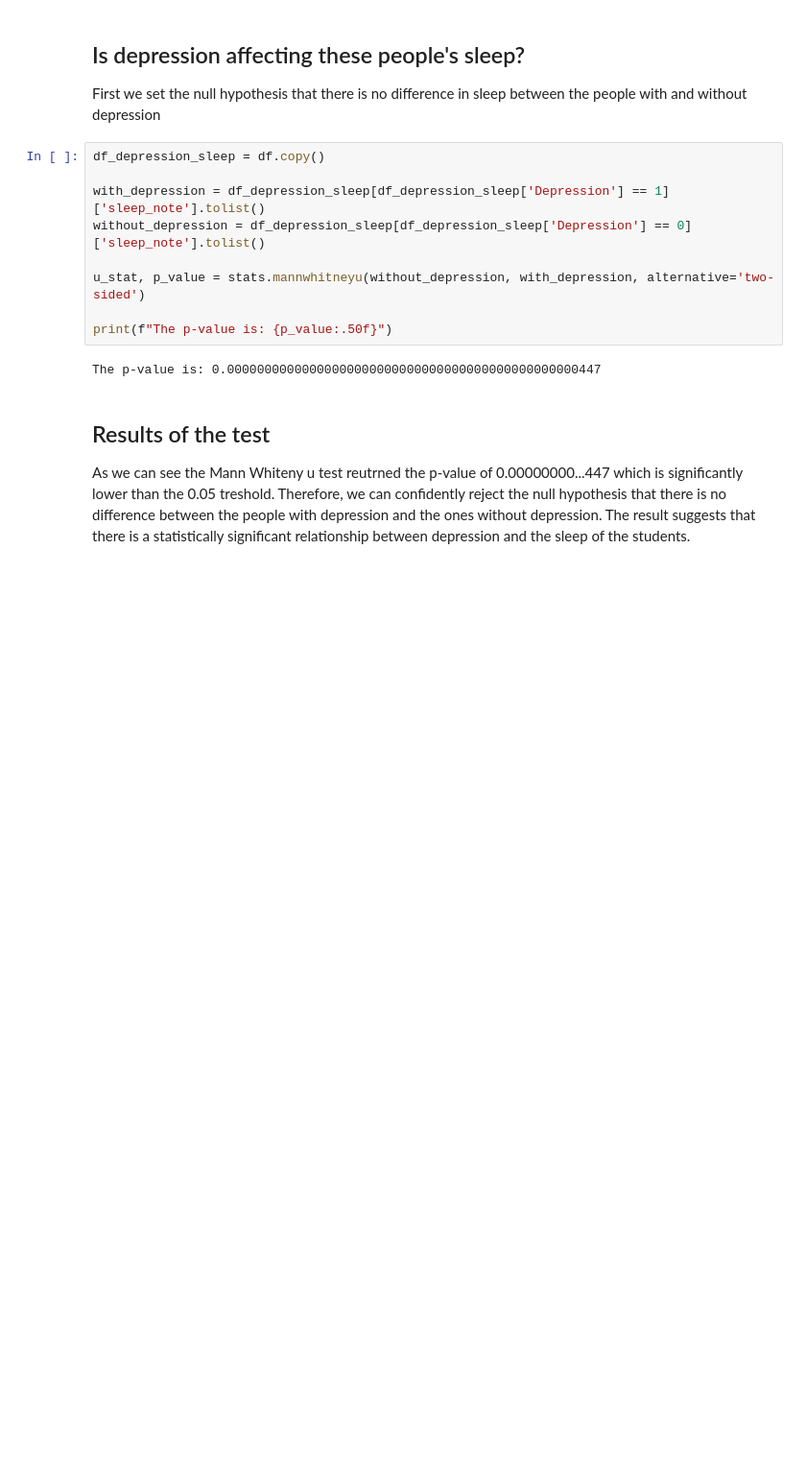
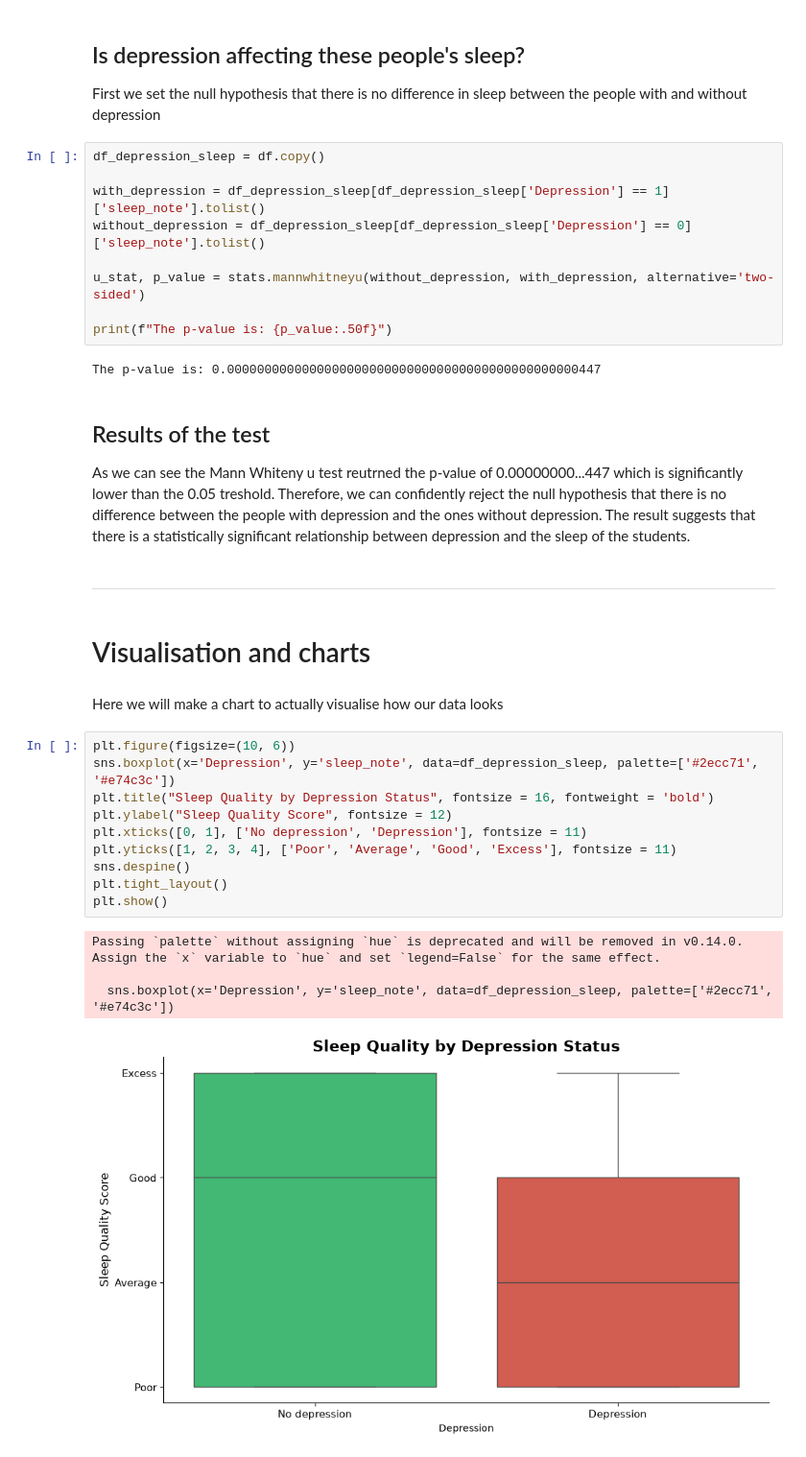
Before and after one commit to AndreiMemu/student-health-analysis, a Jupyter notebook: student_data_v2.ipynb, the cells around one changed output. Shown at 96% size. Cells and saved outputs as stored; diff of their text form; blank space fills up the shorter version.

```diff
--- a/student_data_v2.ipynb
+++ b/student_data_v2.ipynb
@@ -78,3 +80,24 @@ The p-value is: 0.00000000000000000000000000000000000000000000000447
 ## Results of the test
 
 As we can see the Mann Whiteny u test reutrned the p-value of 0.00000000...447 which is significantly lower than the 0.05 treshold. Therefore, we can confidently reject the null hypothesis that there is no difference between the people with depression and the ones without depression. The result suggests that there is a statistically significant relationship between depression and the sleep of the students.
+# %% [markdown]
+---
+# %% [markdown]
+# Visualisation and charts
+# %% [markdown]
+Here we will make a chart to actually visualise how our data looks
+# %%
+plt.figure(figsize=(10, 6))
+sns.boxplot(x='Depression', y='sleep_note', data=df_depression_sleep, palette=['#2ecc71', '#e74c3c'])
+plt.title("Sleep Quality by Depression Status", fontsize = 16, fontweight = 'bold')
+plt.ylabel("Sleep Quality Score", fontsize = 12)
+plt.xticks([0, 1], ['No depression', 'Depression'], fontsize = 11)
+plt.yticks([1, 2, 3, 4], ['Poor', 'Average', 'Good', 'Excess'], fontsize = 11)
+sns.despine()
+plt.tight_layout()
+plt.show()
+# %% [output]
+Passing `palette` without assigning `hue` is deprecated and will be removed in v0.14.0. Assign the `x` variable to `hue` and set `legend=False` for the same effect.
+
+  sns.boxplot(x='Depression', y='sleep_note', data=df_depression_sleep, palette=['#2ecc71', '#e74c3c'])
+[figure, added]
```
Also changed, not shown: parts of 2 cells of this notebook, 1 other file.
